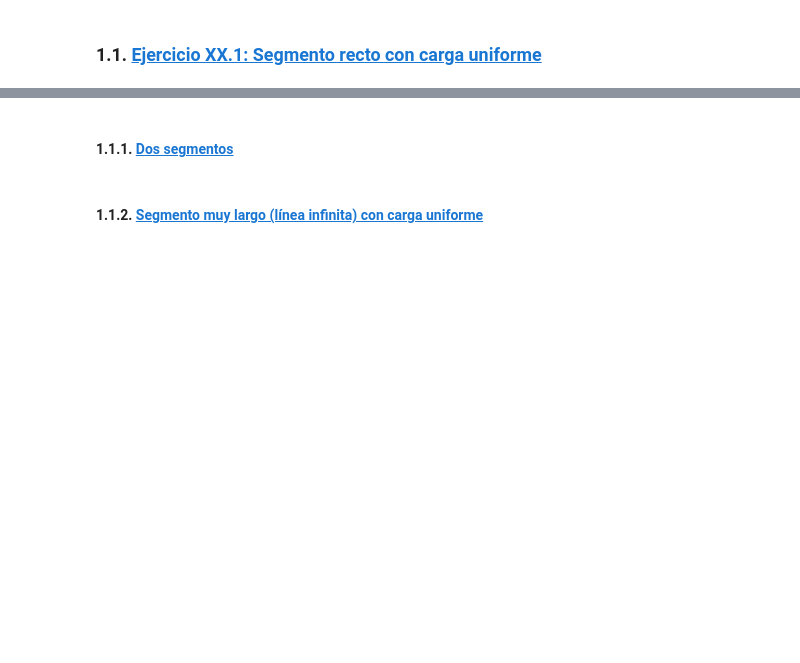
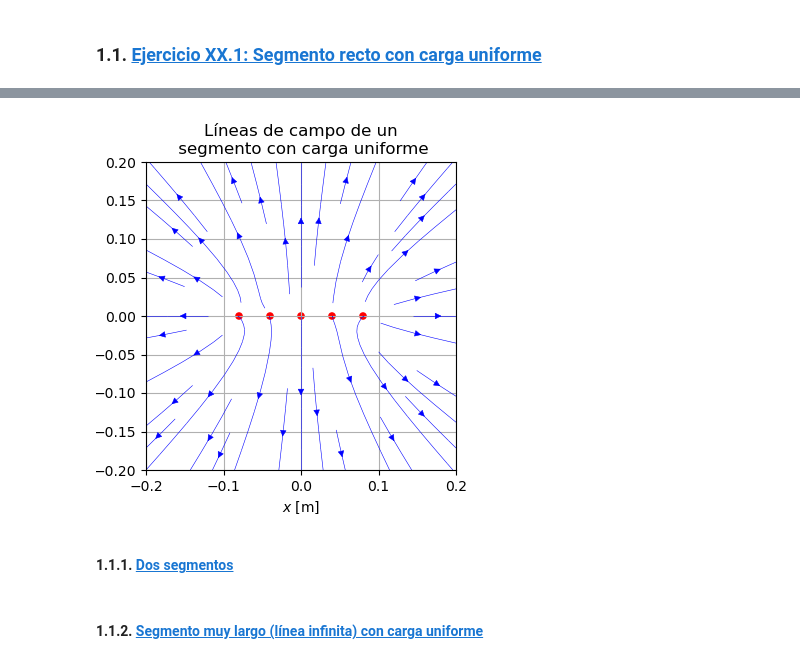
Before and after one commit to epplugins/UTN, a Jupyter notebook: electromagnetismo/em02_distribuciones_continuas.ipynb, the cells around one changed output, grey strips where cells are left out. Saved outputs shown, nothing was run; the diff lists cells and outputs as text; code cells hidden in the pictures; blank space fills up the shorter version.

```diff
--- a/electromagnetismo/em02_distribuciones_continuas.ipynb
+++ b/electromagnetismo/em02_distribuciones_continuas.ipynb
@@ -105,3 +168,7 @@ $$
+# %%
+em.plotEf(E, Q, dx=0.2, density=0.5, title='Líneas de campo de un\n segmento con carga uniforme')
+# %% [output]
+[figure, added]
 # %% [markdown]
 #### 1.1.1. <a id='toc1_1_1_'></a>[Dos segmentos](#toc0_)
 # %% [markdown]
```
Also changed, not shown: parts of 7 cells of this notebook, 2 other files.
